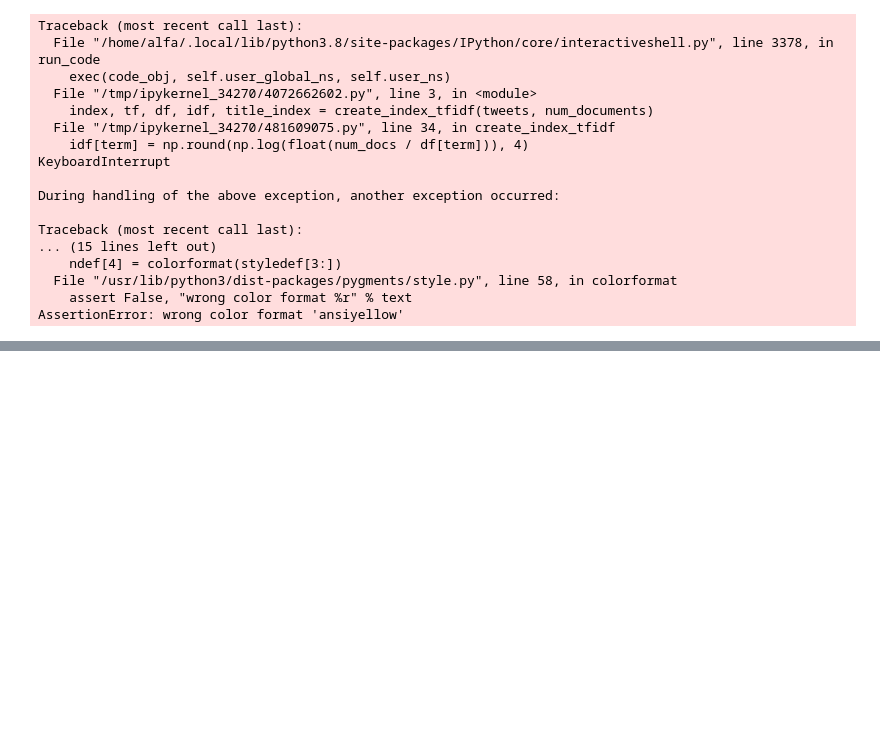
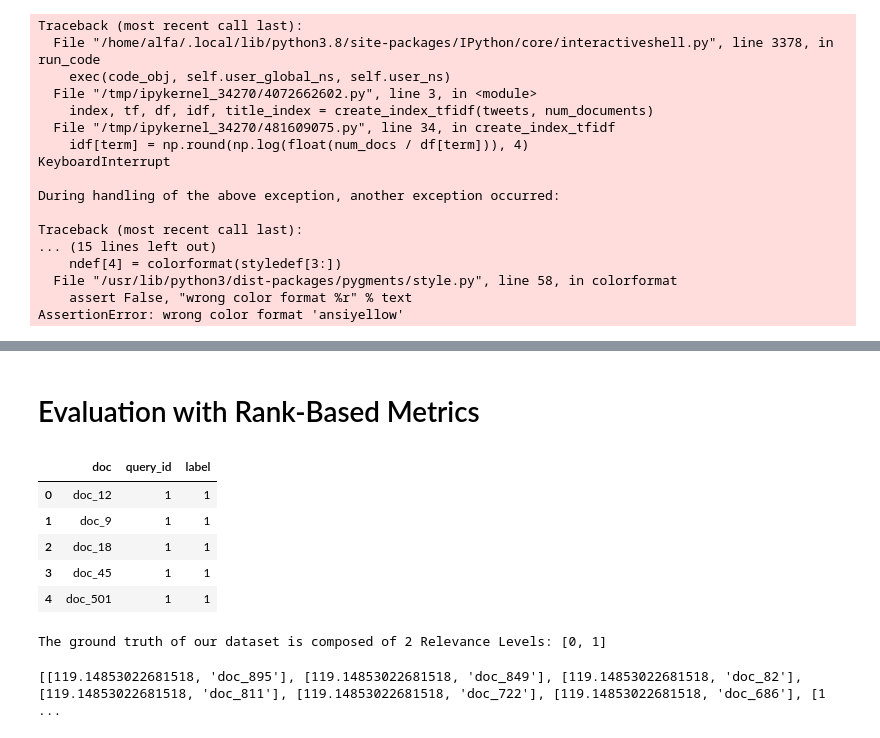
Before and after one commit to luis-bonet/IRWA-PROJECT, a Jupyter notebook: Lab-2/lab2.ipynb, the cells around one changed output, grey strips where cells are left out. Drawn from its saved outputs; the diff is of its cells as text; code cells hidden in the pictures; blank space fills up the shorter version.

```diff
--- a/Lab-2/lab2.ipynb
+++ b/Lab-2/lab2.ipynb
@@ -423,0 +440,2 @@ tweet_id= 1575908546927292417 - page_title: doc_813
+# %% [markdown]
+# Evaluation with Rank-Based Metrics
@@ -423,0 +445,25 @@ tweet_id= 1575908546927292417 - page_title: doc_813
+# %%
+search_results = pd.read_csv("data/evaluation_gt.csv")
+search_results.head()
+# %% [output]
+|  | doc | query_id | label |
+| 0 | doc_12 | 1 | 1 |
+| 1 | doc_9 | 1 | 1 |
+| 2 | doc_18 | 1 | 1 |
+| 3 | doc_45 | 1 | 1 |
+| 4 | doc_501 | 1 | 1 |
+# %%
+print_result = search_results["label"].unique()
+print("The ground truth of our dataset is composed of {} Relevance Levels: {}".format(len(print_result), sorted(print_result)))
+# %% [output]
+The ground truth of our dataset is composed of 2 Relevance Levels: [0, 1]
+# %%
+search_results["is_relevant"] = search_results["label"].apply(lambda y: 1 if y >= 2 else 0)
+search_results.head()
+
+query = clean_text("Landfall in South Carolina")
+docs, predicted_score = rank_documents(query, docs, index, idf, tf, title_index)
+
+print(predicted_score)
+# %% [output]
+[[119.14853022681518, 'doc_895'], [119.14853022681518, 'doc_849'], [119.14853022681518, 'doc_82'], [119.14853022681518, 'doc_811'], [119.14853022681518, 'doc_722'], [119.14853022681518, 'doc_686'], [1 ...
```
Also changed, not shown: parts of 7 cells of this notebook, 4 other files.
